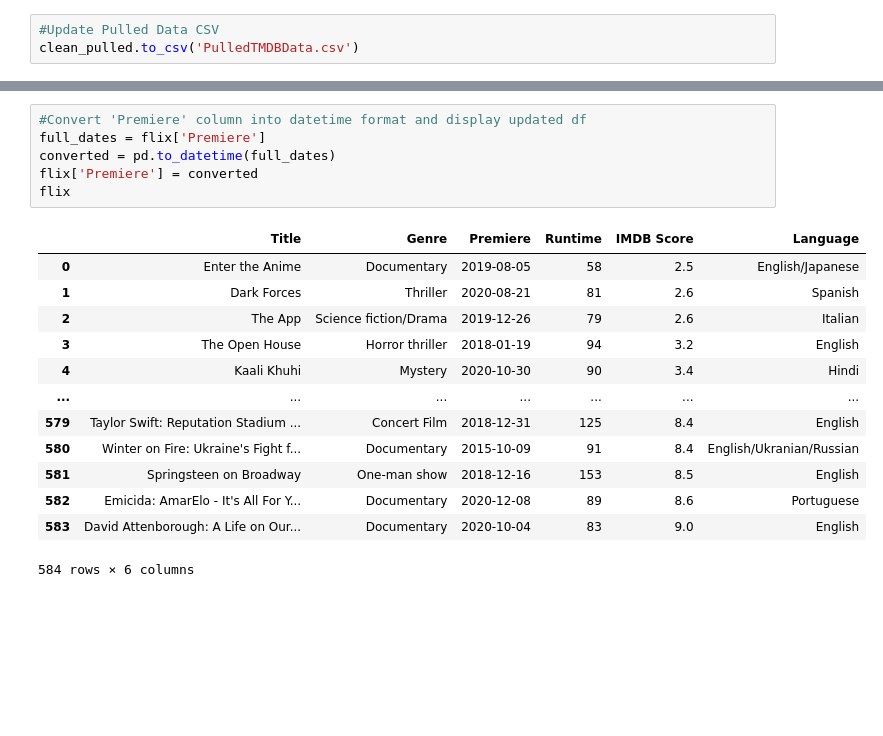
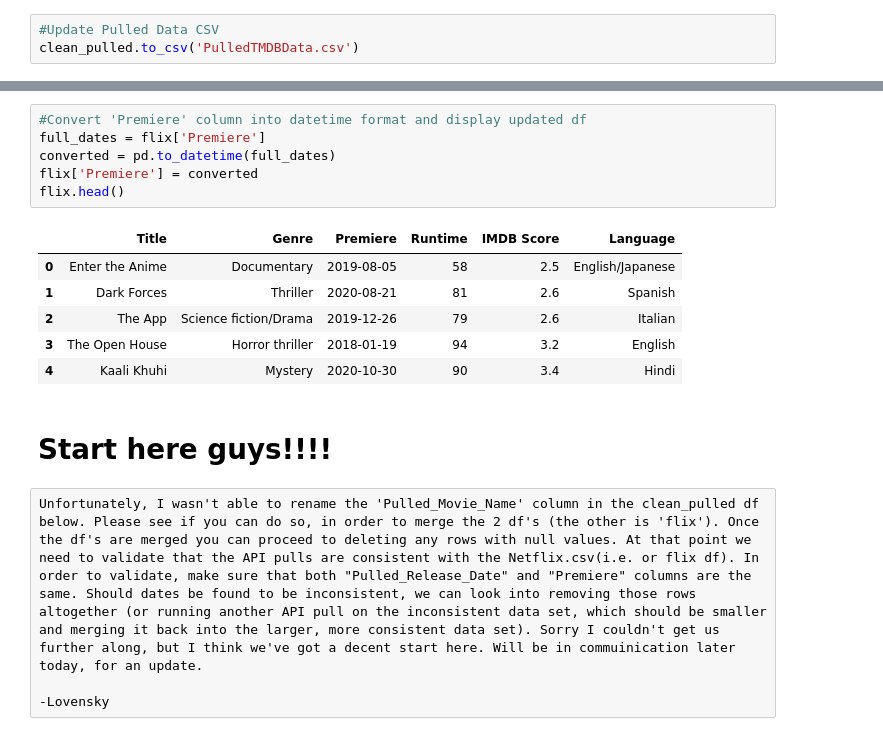
Before and after one commit to Okyere82/Rutgers_DS_Project_2, a Jupyter notebook: Movie_Cleaning.ipynb, the cells around one changed output, grey strips where cells are left out. Saved outputs shown, nothing was run; the diff lists cells and outputs as text; blank space fills up the shorter version.

```diff
--- a/Movie_Cleaning.ipynb
+++ b/Movie_Cleaning.ipynb
@@ -291,20 +281,19 @@ flix.head()
 # %%
 #Convert 'Premiere' column into datetime format and display updated df
 full_dates = flix['Premiere']
 converted = pd.to_datetime(full_dates)
 flix['Premiere'] = converted
-flix
+flix.head()
 # %% [output]
 |  | Title | Genre | Premiere | Runtime | IMDB Score | Language |
 | 0 | Enter the Anime | Documentary | 2019-08-05 | 58 | 2.5 | English/Japanese |
 | 1 | Dark Forces | Thriller | 2020-08-21 | 81 | 2.6 | Spanish |
 | 2 | The App | Science fiction/Drama | 2019-12-26 | 79 | 2.6 | Italian |
 | 3 | The Open House | Horror thriller | 2018-01-19 | 94 | 3.2 | English |
 | 4 | Kaali Khuhi | Mystery | 2020-10-30 | 90 | 3.4 | Hindi |
-| ... | ... | ... | ... | ... | ... | ... |
-| 579 | Taylor Swift: Reputation Stadium ... | Concert Film | 2018-12-31 | 125 | 8.4 | English |
-| 580 | Winter on Fire: Ukraine's Fight f... | Documentary | 2015-10-09 | 91 | 8.4 | English/Ukranian/Russian |
-| 581 | Springsteen on Broadway | One-man show | 2018-12-16 | 153 | 8.5 | English |
-| 582 | Emicida: AmarElo - It's All For Y... | Documentary | 2020-12-08 | 89 | 8.6 | Portuguese |
-| 583 | David Attenborough: A Life on Our... | Documentary | 2020-10-04 | 83 | 9.0 | English |
-584 rows × 6 columns
+# %% [markdown]
+# Start here guys!!!!
+# %% [raw]
+Unfortunately, I wasn't able to rename the 'Pulled_Movie_Name' column in the clean_pulled df below. Please see if you can do so, in order to merge the 2 df's (the other is 'flix'). Once the df's are merged you can proceed to deleting any rows with null values. At that point we need to validate that the API pulls are consistent with the Netflix.csv(i.e. or flix df). In order to validate, make sure that both "Pulled_Release_Date" and "Premiere" columns are the same. Should dates be found to be inconsistent, we can look into removing those rows altogether (or running another API pull on the inconsistent data set, which should be smaller and merging it back into the larger, more consistent data set). Sorry I couldn't get us further along, but I think we've got a decent start here. Will be in commuinication later today, for an update.
+
+-Lovensky
```
Also changed, not shown: parts of 4 cells of this notebook.
